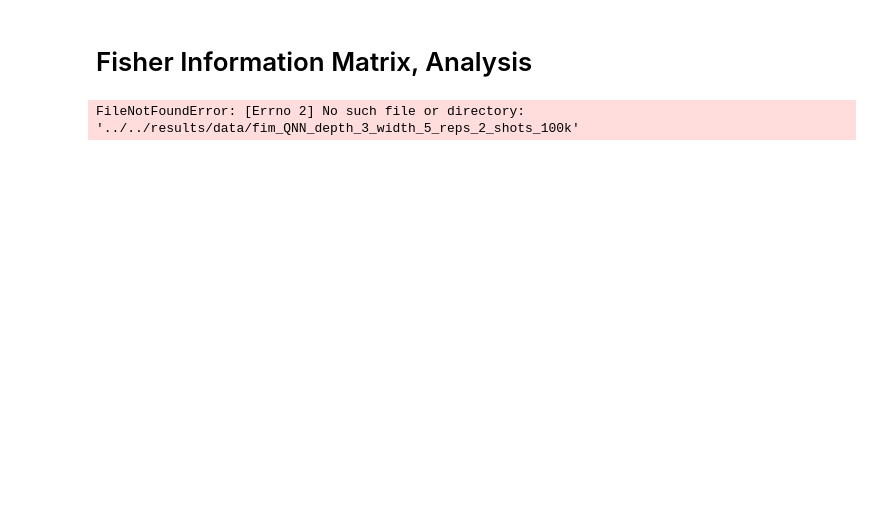
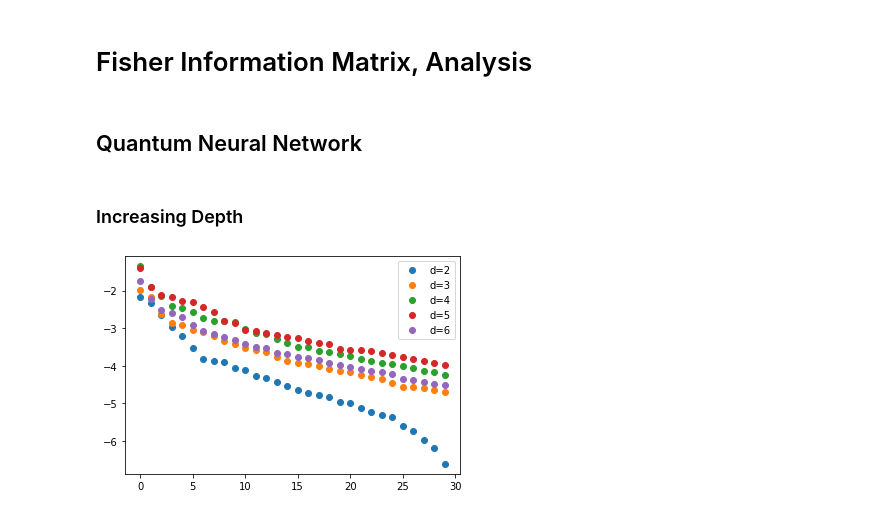
Before and after one commit to KristianWold/Thesis, a Jupyter notebook: notebooks/analysis/Fisher Information Matrix.ipynb, the cells around one changed output. Drawn from its saved outputs; the diff is of its cells as text; code cells hidden in the pictures; blank space fills up the shorter version.

```diff
--- a/notebooks/analysis/Fisher Information Matrix.ipynb
+++ b/notebooks/analysis/Fisher Information Matrix.ipynb
@@ -17,6 +20,36 @@ from analysis import *
 # %% [markdown]
 # Fisher Information Matrix, Analysis
-# %%
-fim = loader(data_path("fim_QNN_depth_3_width_5_reps_2_shots_100k"))
-# %% [output]
-FileNotFoundError: [Errno 2] No such file or directory: '../../results/data/fim_QNN_depth_3_width_5_reps_2_shots_100k'
+# %% [markdown]
+## Quantum Neural Network
+# %% [markdown]
+### Increasing Depth
+# %%
+fim1 = loader(data_path("fim_QNN_depth_2_width_5_reps_1_shots_100k"))
+eigen1 = fim1.eigen()
+fr1 = fim1.fisher_rao()
+
+fim2 = loader(data_path("fim_QNN_depth_3_width_5_reps_1_shots_100k"))
+eigen2 = fim2.eigen()
+fr2 = fim2.fisher_rao()
+
+fim3 = loader(data_path("fim_QNN_depth_4_width_5_reps_1_shots_100k"))
+eigen3 = fim3.eigen()
+fr3 = fim3.fisher_rao()
+
+fim4 = loader(data_path("fim_QNN_depth_5_width_5_reps_1_shots_100k"))
+eigen4 = fim4.eigen()
+fr4 = fim4.fisher_rao()
+
+fim5 = loader(data_path("fim_QNN_depth_6_width_5_reps_1_shots_100k"))
+eigen5 = fim5.eigen()
+fr5 = fim5.fisher_rao()
+# %%
+plt.plot(np.log10(eigen1[:30]), "o")
+plt.plot(np.log10(eigen2[:30]), "o")
+plt.plot(np.log10(eigen3[:30]), "o")
+plt.plot(np.log10(eigen4[:30]), "o")
+plt.plot(np.log10(eigen5[:30]), "o")
+plt.legend(["d=2","d=3", "d=4", "d=5", "d=6"])
+plt.show()
+# %% [output]
+[figure, added]
```
Also changed, not shown: parts of 23 cells of this notebook, 23 other files.
